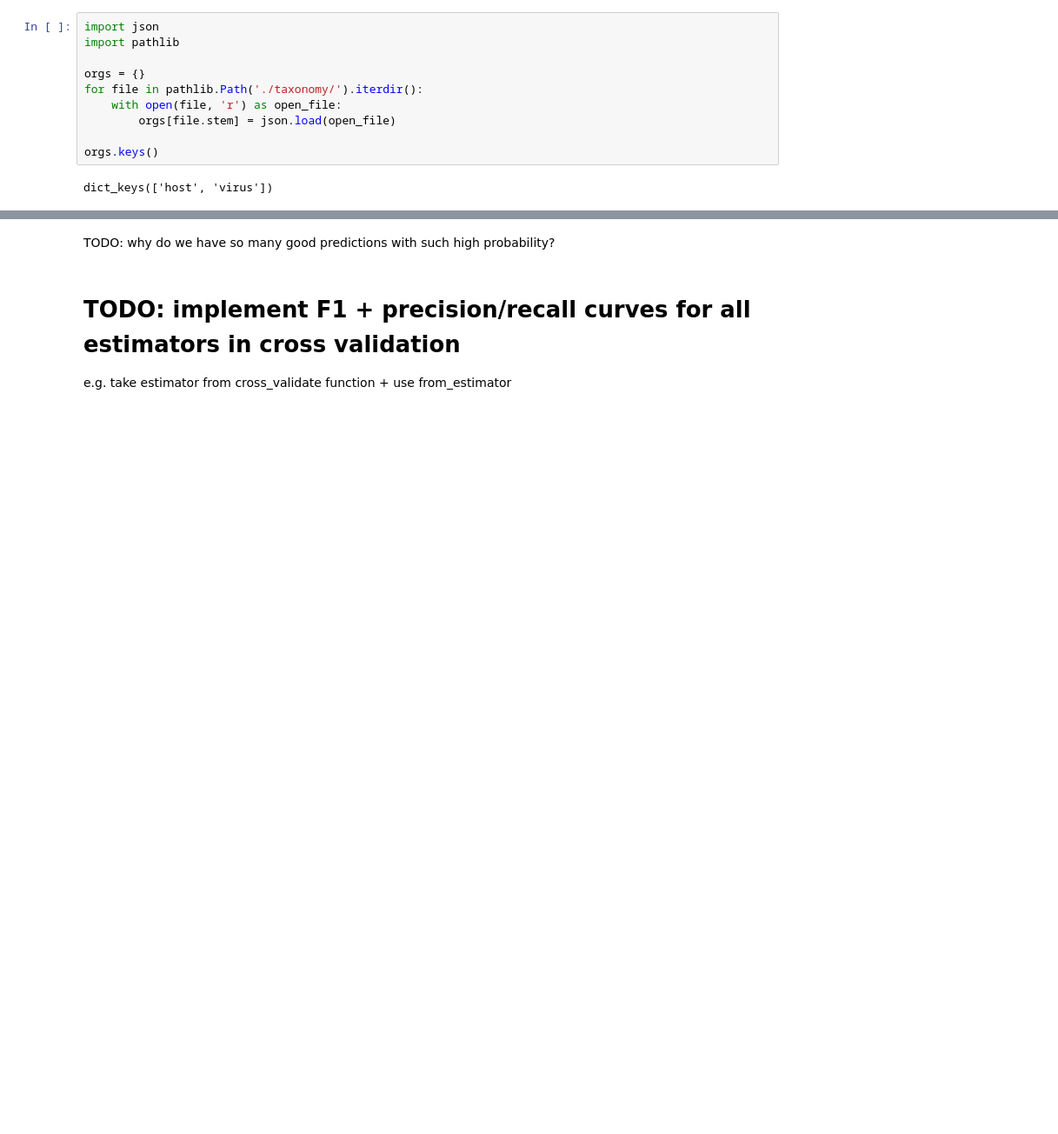
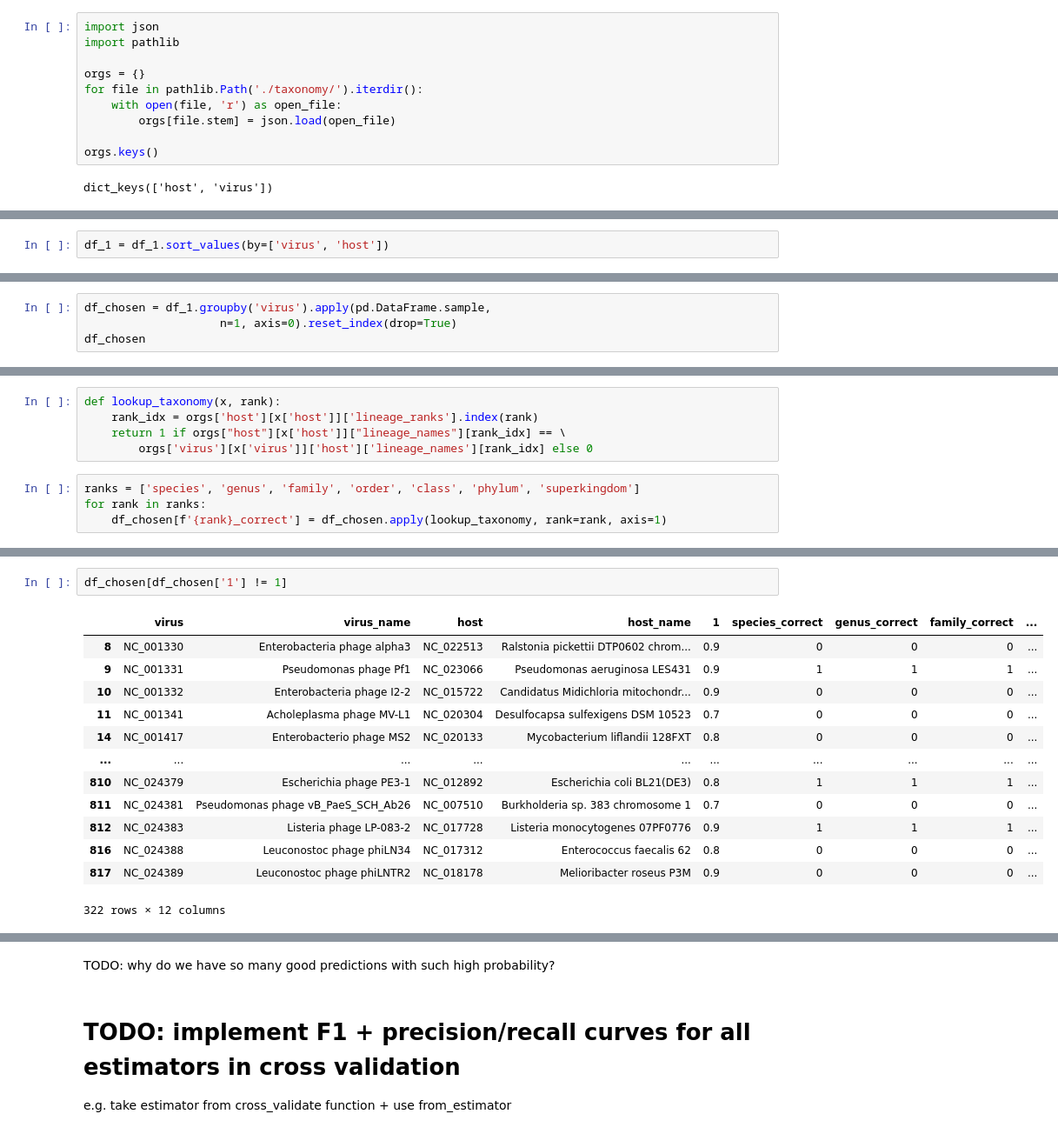
Before and after one commit to mikrzol/ML_bacteriophage_host_predicting, a Jupyter notebook: r_forest_cv.ipynb, the cells around one changed output, grey strips where cells are left out. Shown: that part at 87% size. Drawn from its saved outputs; the diff is of its cells as text; blank space fills up the shorter version.

Commit message:
implement determining % of true interaction preds

```diff
--- a/r_forest_cv.ipynb
+++ b/r_forest_cv.ipynb
@@ -268 +256,3 @@ dict_keys(['host', 'virus'])
+# %%
+df_1 = df_1.sort_values(by=['virus', 'host'])
 # %% [markdown]
@@ -277,0 +266,4 @@ with open('host_predicions_log.tsv', 'w') as of:
+# %%
+df_chosen = df_1.groupby('virus').apply(pd.DataFrame.sample,
+                    n=1, axis=0).reset_index(drop=True)
+df_chosen
@@ -277,0 +286,9 @@ with open('host_predicions_log.tsv', 'w') as of:
+# %%
+def lookup_taxonomy(x, rank):
+    rank_idx = orgs['host'][x['host']]['lineage_ranks'].index(rank)
+    return 1 if orgs["host"][x['host']]["lineage_names"][rank_idx] == \
+        orgs['virus'][x['virus']]['host']['lineage_names'][rank_idx] else 0
+# %%
+ranks = ['species', 'genus', 'family', 'order', 'class', 'phylum', 'superkingdom']
+for rank in ranks:
+    df_chosen[f'{rank}_correct'] = df_chosen.apply(lookup_taxonomy, rank=rank, axis=1)
@@ -277,0 +308,16 @@ with open('host_predicions_log.tsv', 'w') as of:
+# %%
+df_chosen[df_chosen['1'] != 1]
+# %% [output]
+|  | virus | virus_name | host | host_name | 1 | species_correct | genus_correct | family_correct | ... |
+| 8 | NC_001330 | Enterobacteria phage alpha3 | NC_022513 | Ralstonia pickettii DTP0602 chrom... | 0.9 | 0 | 0 | 0 | ... |
+| 9 | NC_001331 | Pseudomonas phage Pf1 | NC_023066 | Pseudomonas aeruginosa LES431 | 0.9 | 1 | 1 | 1 | ... |
+| 10 | NC_001332 | Enterobacteria phage I2-2 | NC_015722 | Candidatus Midichloria mitochondr... | 0.9 | 0 | 0 | 0 | ... |
+| 11 | NC_001341 | Acholeplasma phage MV-L1 | NC_020304 | Desulfocapsa sulfexigens DSM 10523 | 0.7 | 0 | 0 | 0 | ... |
+| 14 | NC_001417 | Enterobacterio phage MS2 | NC_020133 | Mycobacterium liflandii 128FXT | 0.8 | 0 | 0 | 0 | ... |
+| ... | ... | ... | ... | ... | ... | ... | ... | ... | ... |
+| 810 | NC_024379 | Escherichia phage PE3-1 | NC_012892 | Escherichia coli BL21(DE3) | 0.8 | 1 | 1 | 1 | ... |
+| 811 | NC_024381 | Pseudomonas phage vB_PaeS_SCH_Ab26 | NC_007510 | Burkholderia sp. 383 chromosome 1 | 0.7 | 0 | 0 | 0 | ... |
+| 812 | NC_024383 | Listeria phage LP-083-2 | NC_017728 | Listeria monocytogenes 07PF0776 | 0.9 | 1 | 1 | 1 | ... |
+| 816 | NC_024388 | Leuconostoc phage phiLN34 | NC_017312 | Enterococcus faecalis 62 | 0.8 | 0 | 0 | 0 | ... |
+| 817 | NC_024389 | Leuconostoc phage phiLNTR2 | NC_018178 | Melioribacter roseus P3M | 0.9 | 0 | 0 | 0 | ... |
+322 rows × 12 columns
```
Also changed, not shown: parts of 39 cells of this notebook.
